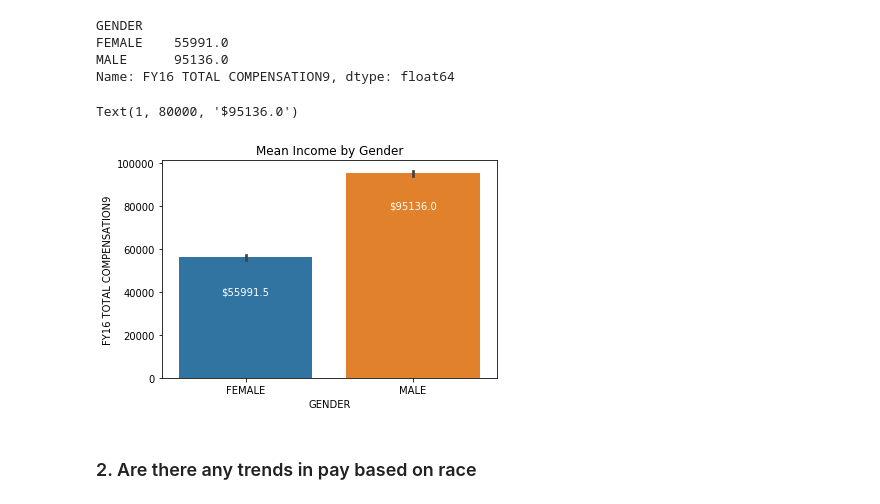
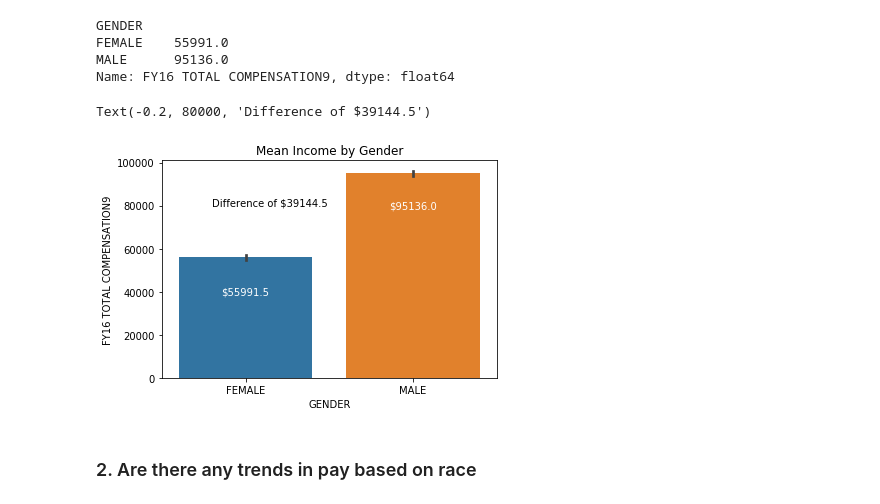
Before and after one commit to guedanie/SA-CITY-DATA, a Jupyter notebook: FY16_sa_city_compensation.ipynb, the cells around one changed output. Cells and saved outputs as stored; diff of their text form; code cells hidden in the pictures.

```diff
--- a/FY16_sa_city_compensation.ipynb
+++ b/FY16_sa_city_compensation.ipynb
@@ -73,25 +73,31 @@ male_mean = round(city_data[city_data.GENDER == "MALE"]["FY16 TOTAL COMPENSATION
 # %%
 sns.barplot(x="GENDER", y="FY16 TOTAL COMPENSATION9", data=city_data)
 plt.title("Mean Income by Gender")
 plt.text(
     0,
     40000,
     f'${female_mean}',
     ha='center',
     va='center',
     color='white'
 )
 plt.text(
     1,
     80000,
     f'${male_mean}',
     ha='center',
     va='center',
     color='white'
        )
+plt.text(
+    -.2,
+    80000,
+    f'Difference of ${male_mean - female_mean}',
+    color='black'
+)
 # %% [output]
-Text(1, 80000, '$95136.0')
+Text(-0.2, 80000, 'Difference of $39144.5')
-[figure, old version]
+[figure, new version]
 # %% [markdown]
 ### 2. Are there any trends in pay based on race
 # %%
```
Also changed, not shown: parts of 6 cells of this notebook.
